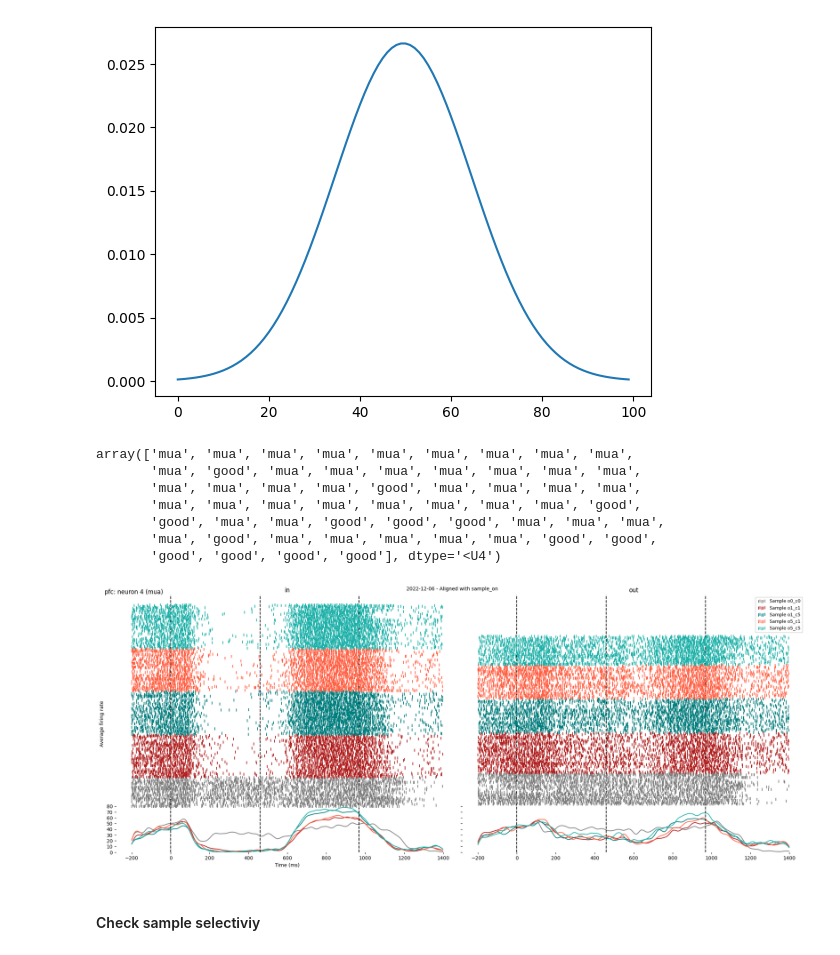
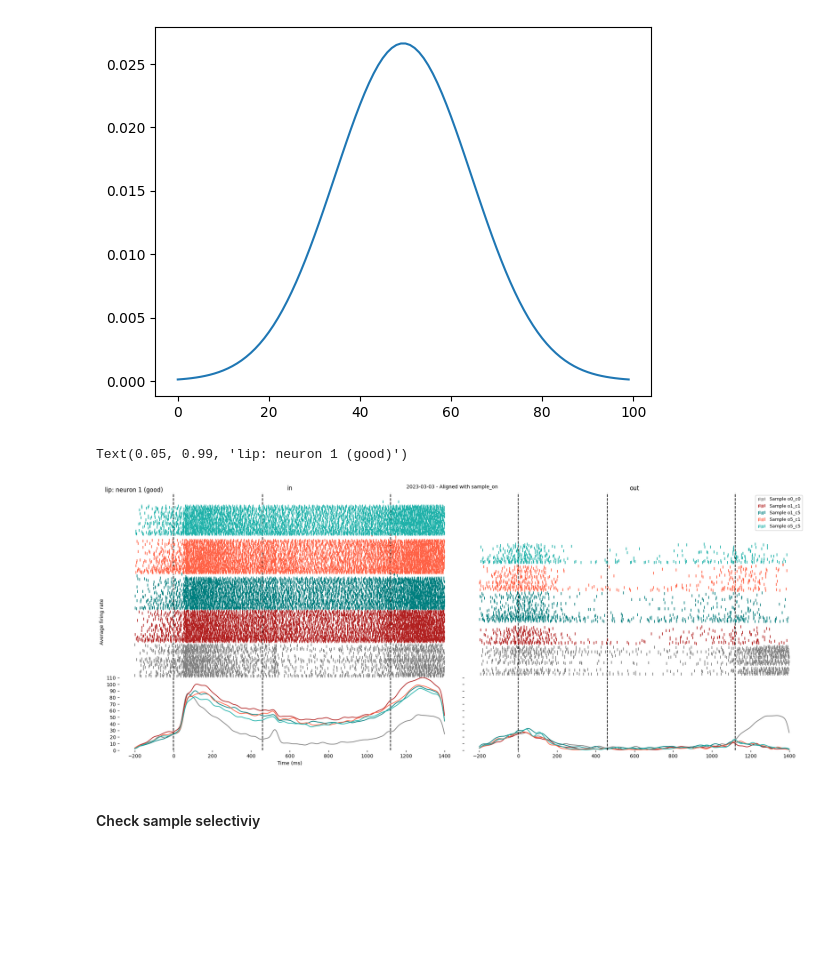
Before and after one commit to Ibos-lab/EphysVibe, a Jupyter notebook: examples/plot_sp_block1.ipynb, the cells around one changed output. Drawn from its saved outputs; the diff is of its cells as text; code cells hidden in the pictures; blank space fills up the shorter version.

Commit message:
Fix plots in for

```diff
--- a/examples/plot_sp_block1.ipynb
+++ b/examples/plot_sp_block1.ipynb
@@ -16,7 +16,7 @@ import os
 # %% [markdown]
 ## Block 1
 # %%
-filepath = "/envau/work/invibe/USERS/IBOS/data/Riesling/TSCM/OpenEphys/session_struct/Riesling/pfc/2022-12-06_11-12-04_Riesling_pfc_e1_r1.h5"
+filepath = "/envau/work/invibe/USERS/IBOS/data/Riesling/TSCM/OpenEphys/session_struct/Riesling/lip/2023-03-03_10-59-32_Riesling_lip_e1_r1.h5"
 s_path = os.path.normpath(filepath).split(os.sep)
 data = TrialsData.from_python_hdf5(filepath)
 # %%
@@ -32,7 +32,7 @@ task = def_task.create_task_frame(
     samples_cond=task_constants.SAMPLES_COND,
     neuron_cond = neuron_cond,
 )
-cgroup = 'mua'
+cgroup = 'good'
 if cgroup == 'all':
     neurons = np.where(data.clustersgroup != cgroup)[0]
 else:
@@ -92,18 +76,8 @@ trials_t_on_1 = data.code_samples[
 mean_s_off = round((trials_s_off-trials_s_on).mean())
 mean_t_on_1 = round((trials_t_on_1-trials_s_on).mean())
 samples = np.sort(np.unique(task["sample"].values))
-# %%
-data.clustersgroup
-# %% [output]
-array(['mua', 'mua', 'mua', 'mua', 'mua', 'mua', 'mua', 'mua', 'mua',
-       'mua', 'good', 'mua', 'mua', 'mua', 'mua', 'mua', 'mua', 'mua',
-       'mua', 'mua', 'mua', 'mua', 'good', 'mua', 'mua', 'mua', 'mua',
-       'mua', 'mua', 'mua', 'mua', 'mua', 'mua', 'mua', 'mua', 'good',
-       'good', 'mua', 'mua', 'good', 'good', 'good', 'mua', 'mua', 'mua',
-       'mua', 'good', 'mua', 'mua', 'mua', 'mua', 'mua', 'good', 'good',
-       'good', 'good', 'good', 'good'], dtype='<U4')
 # %%
-i_neuron =3
+i_neuron =0
 t_before = 200
 neuron_sp = trials_sp[:, neurons[i_neuron], :]
 shift_sp = TrialsData.indep_roll(neuron_sp, -(trials_s_on - t_before).astype(int), axis=1)[:, :1600]
@@ -148,34 +122,35 @@ for i_ax in range(2):
             color='k',
             linestyles="dashed",
         )
     ax2[i_ax].spines["right"].set_visible(False)
     ax2[i_ax].spines["left"].set_visible(False)
     ax2[i_ax].spines["top"].set_visible(False)
     ax2[i_ax].spines["bottom"].set_visible(False)
     ax[i_ax].spines["right"].set_visible(False)
     ax[i_ax].spines["left"].set_visible(False)
     ax[i_ax].spines["top"].set_visible(False)
     ax[i_ax].spines["bottom"].set_visible(False)
 ax[0].set(xlabel="Time (ms)", ylabel="Average firing rate")
 ax2[1].set(xlabel="Time (ms)", ylabel="trials")
 ax2[1].legend(fontsize=9,scatterpoints=5,columnspacing=0.5,facecolor='white', framealpha=1,loc='upper right')
 
 # fig.legend()
 fig.tight_layout(pad=0.2, h_pad=0.2, w_pad=0.8)
 fig.text(
     0.5,
     0.99,
     s="%s - Aligned with %s"
     % (s_path[-1][:-4][:10], list(task_constants.EVENTS_B1.keys())[2]),
     horizontalalignment="center",
     verticalalignment="center",
 )
 ss_path = s_path[-1][:-3]
 fig.suptitle("%s: neuron %d (%s)" % (s_path[-2], i_neuron + 1, cgroup), x=0.05, y=0.99)
 #fig.savefig(ss_path + "_" + cgroup + "_" + str(i_neuron + 1) +'.svg', bbox_inches="tight",transparent=True)
 #fig.savefig(ss_path + "_" + cgroup + "_" + str(i_neuron + 1) +'.pdf', bbox_inches="tight",transparent=True)
 # %% [output]
+Text(0.05, 0.99, 'lip: neuron 1 (good)')
-[figure, old version]
+[figure, new version]
 # %% [markdown]
 #### Check sample selectiviy
 # %% [markdown]
```
Also changed, not shown: parts of 2 cells of this notebook, 5 other files.
